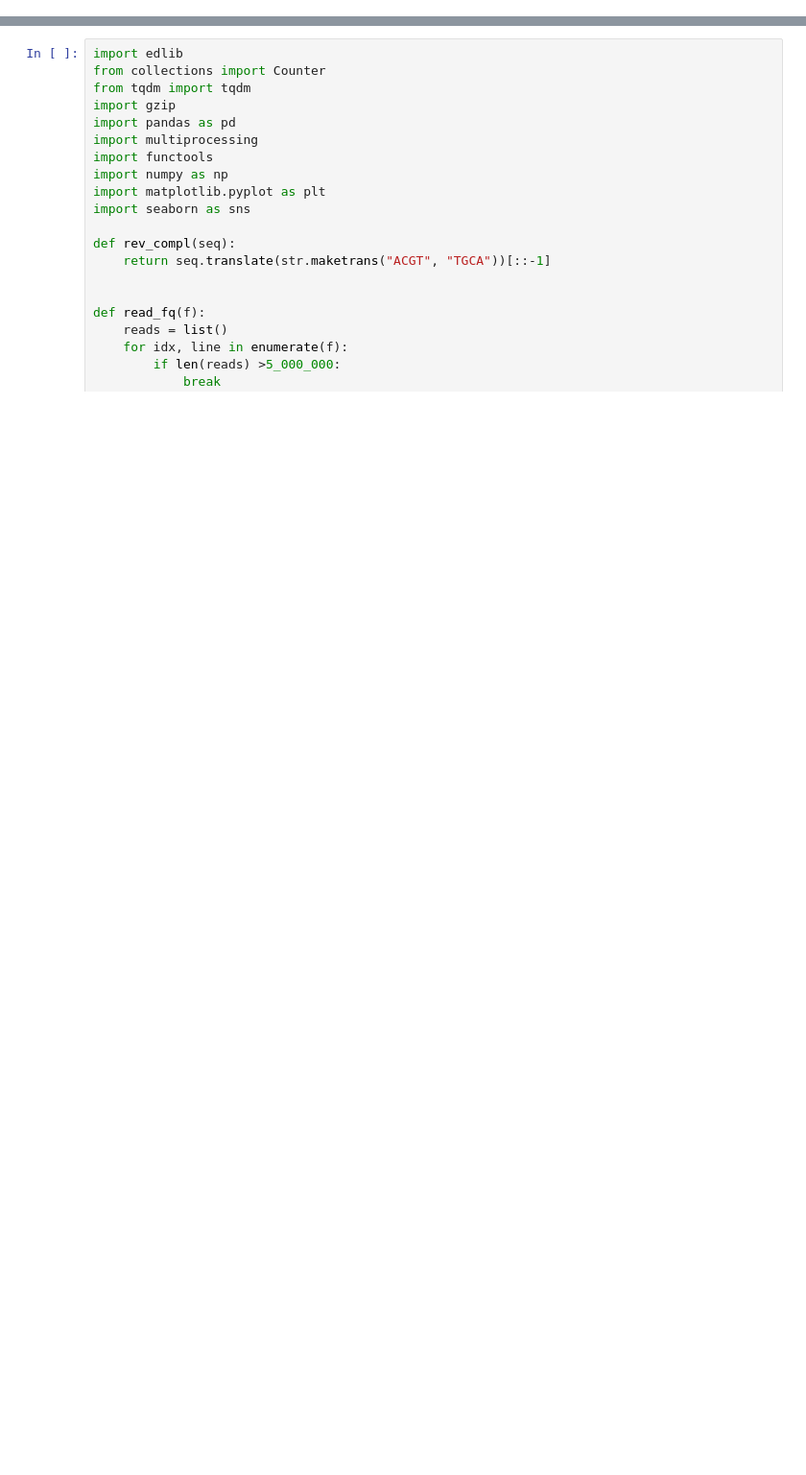
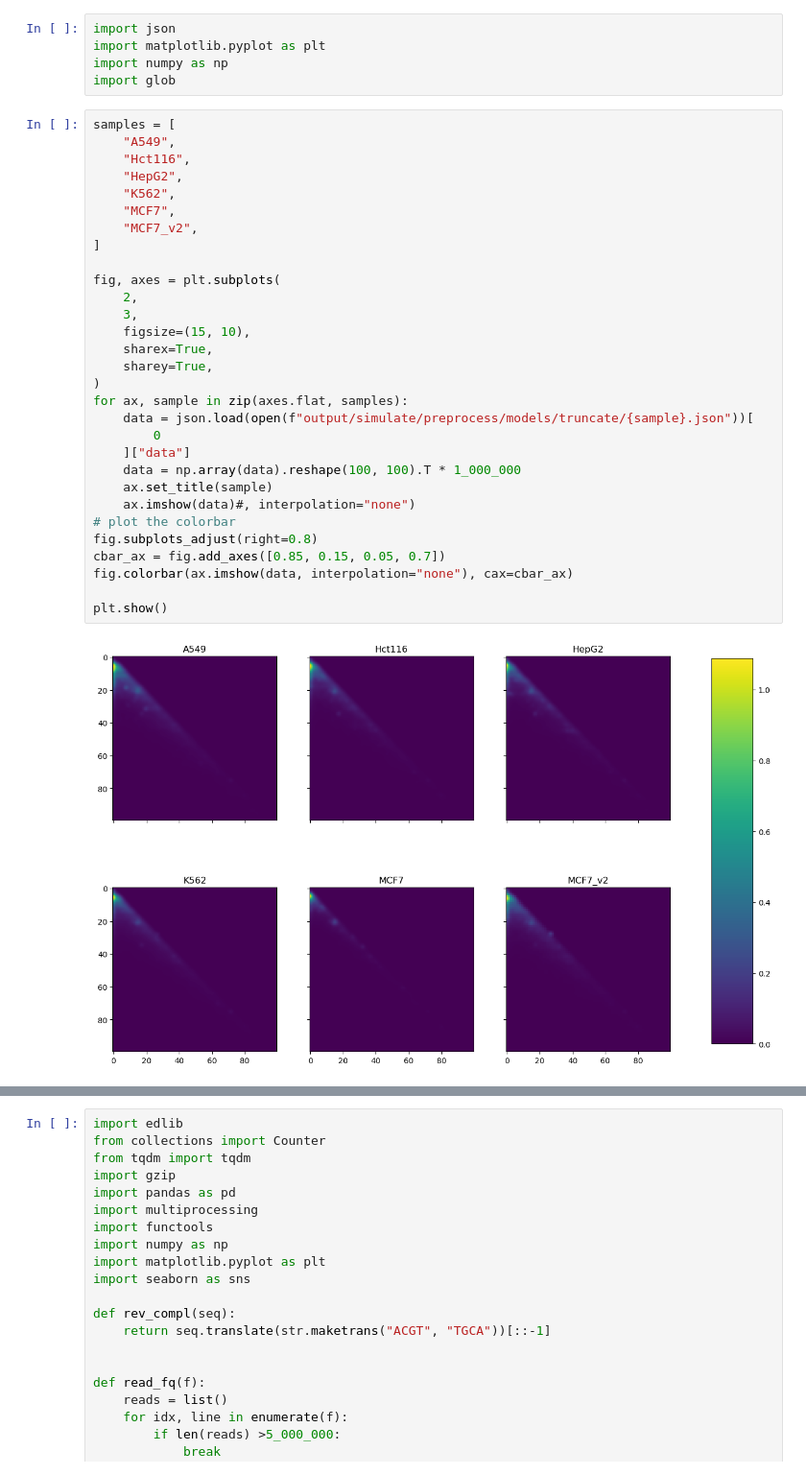
Before and after one commit to baraaorabi/scFreddie-bench, a Jupyter notebook: dev.ipynb, the cells around one changed output, grey strips where cells are left out. Shown at 96% size. Cells and saved outputs as stored; diff of their text form; blank space fills up the shorter version.

Commit message:
Add truncatio and abundance models

```diff
--- a/dev.ipynb
+++ b/dev.ipynb
@@ -0,0 +1,37 @@
+# %%
+import json
+import matplotlib.pyplot as plt
+import numpy as np
+import glob
+# %%
+samples = [
+    "A549",
+    "Hct116",
+    "HepG2",
+    "K562",
+    "MCF7",
+    "MCF7_v2",
+]
+
+fig, axes = plt.subplots(
+    2,
+    3,
+    figsize=(15, 10),
+    sharex=True,
+    sharey=True,
+)
+for ax, sample in zip(axes.flat, samples):
+    data = json.load(open(f"output/simulate/preprocess/models/truncate/{sample}.json"))[
+        0
+    ]["data"]
+    data = np.array(data).reshape(100, 100).T * 1_000_000
+    ax.set_title(sample)
+    ax.imshow(data)#, interpolation="none")
+# plot the colorbar
+fig.subplots_adjust(right=0.8)
+cbar_ax = fig.add_axes([0.85, 0.15, 0.05, 0.7])
+fig.colorbar(ax.imshow(data, interpolation="none"), cax=cbar_ax)
+
+plt.show()
+# %% [output]
+[figure, added]
```
Also changed, not shown: parts of 12 cells of this notebook, 6 other files.
